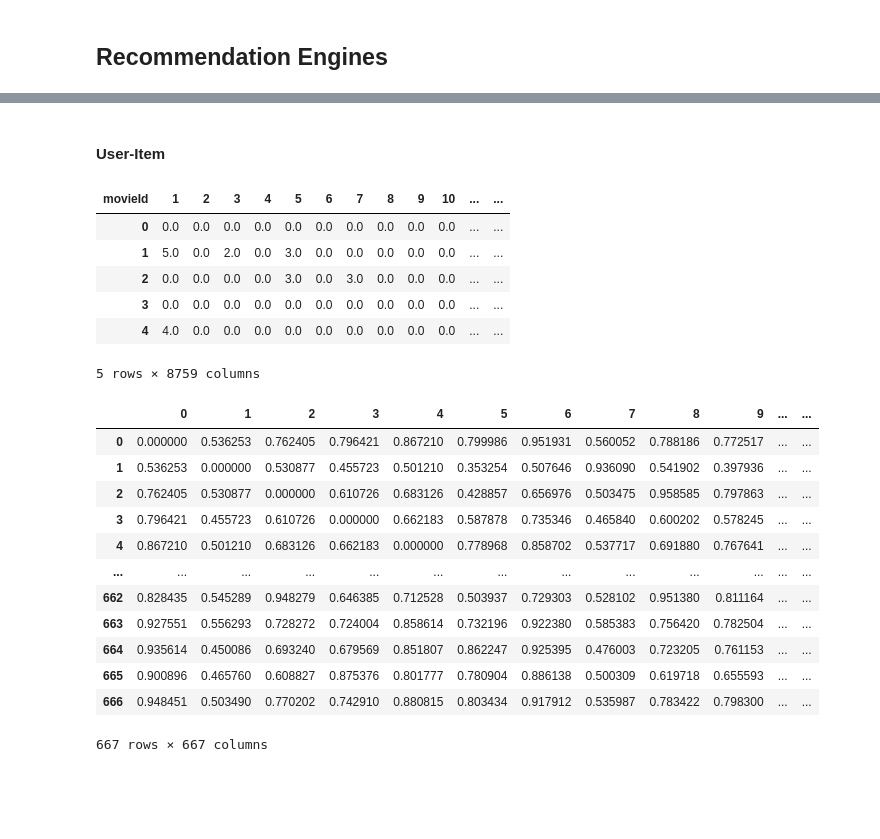
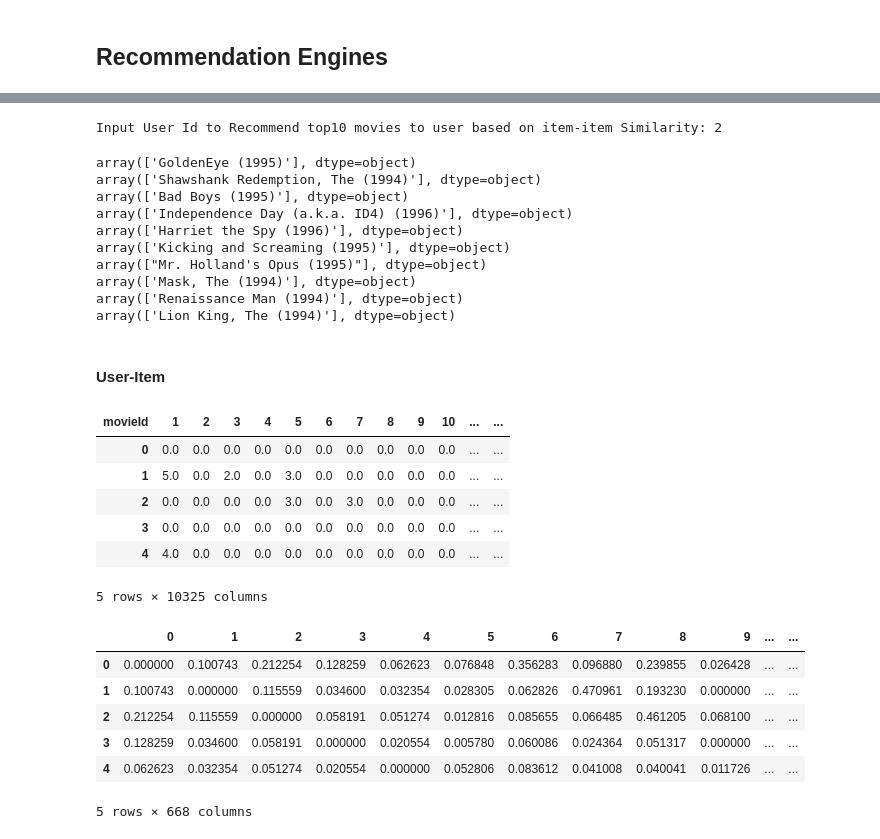
Before and after one commit to Benedkt93/movie_recommendation, a Jupyter notebook: final_project.ipynb, the cells around one changed output, grey strips where cells are left out. Drawn from its saved outputs; the diff is of its cells as text; code cells hidden in the pictures; blank space fills up the shorter version.

Commit message:
Memory Based

```diff
--- a/final_project.ipynb
+++ b/final_project.ipynb
@@ -541,7 +571,53 @@ item_item_matrix
+# %%
+user_id=input("Input User Id to Recommend top10 movies to user based on item-item Similarity: ")
+#get movies title in between 3.5 to 5 ratings matching with user_id user rated
+user_movie= all_movies[(all_movies.userId==user_id) & all_movies.rating.isin([5,3.5])][['title']]
+#take titles list and fetch similar items on title basis for this user
+fetch_similar_items(user_movie)
+#sort values by similarity
+sorted_movies_as_per_userChoice=movies_df.sort_values( ["similarity"], ascending = False )
+sorted_movies_as_per_userChoice=sorted_movies_as_per_userChoice[sorted_movies_as_per_userChoice['similarity'] >=0.45]['movieId']
+recommended_movies=list()
+df_recommended_item=pd.DataFrame()
+
+#get movies ids of this user in ratings data
+user2Movies= ratings_df[ratings_df['userId']== user_id]['movieId']
+for movieId in sorted_movies_as_per_userChoice:
+  if movieId not in user2Movies:
+    #new dataframe for rating of these movieIds
+    df_new= ratings_df[(ratings_df.movieId==movieId)]
+    #concate two dataframes for movies ids not in user2Movies variable
+    df_recommended_item=pd.concat([df_recommended_item,df_new])
+    b=df_recommended_item.sort_values(["rating"], ascending = False )[1:5000]
+    #best 10 movies
+    best10=df_recommended_item.sort_values(["rating"], ascending = False )[1:10]
+best10['movieId']
+movie_titles= list()
+#get title movies
+for id in b['movieId']:
+  final_output = movies_df[movies_df['movieId']==id]['title'].values
+  recommended_movies.append(final_output)
+#remove duplicates in recomendations
+items_rec = Remove_dups(recommended_movies)
+print( "\n".join( repr(e) for e in items_rec[:10] ))
+# %% [output]
+Input User Id to Recommend top10 movies to user based on item-item Similarity: 2
+array(['GoldenEye (1995)'], dtype=object)
+array(['Shawshank Redemption, The (1994)'], dtype=object)
+array(['Bad Boys (1995)'], dtype=object)
+array(['Independence Day (a.k.a. ID4) (1996)'], dtype=object)
+array(['Harriet the Spy (1996)'], dtype=object)
+array(['Kicking and Screaming (1995)'], dtype=object)
+array(["Mr. Holland's Opus (1995)"], dtype=object)
+array(['Mask, The (1994)'], dtype=object)
+array(['Renaissance Man (1994)'], dtype=object)
+array(['Lion King, The (1994)'], dtype=object)
 # %% [markdown]
 #### User-Item
 # %%
-user_item_matrix = ratings_clean.pivot_table(index=['userId'],columns=['movieId'],values='rating').reset_index(drop=True)
+#create pivot table of ratings with user_id index and movie_id in column
+user_item_matrix = all_movies.pivot_table(index=['userId'],columns=['movieId'],values='rating').reset_index(drop=True)
+#replace null values with 0
 user_item_matrix.fillna( 0, inplace = True )
 user_item_matrix.head()
 # %% [output]
@@ -551,23 +627,20 @@ user_item_matrix.head()
 | 2 | 0.0 | 0.0 | 0.0 | 0.0 | 3.0 | 0.0 | 3.0 | 0.0 | 0.0 | 0.0 | ... | ... |
 | 3 | 0.0 | 0.0 | 0.0 | 0.0 | 0.0 | 0.0 | 0.0 | 0.0 | 0.0 | 0.0 | ... | ... |
 | 4 | 4.0 | 0.0 | 0.0 | 0.0 | 0.0 | 0.0 | 0.0 | 0.0 | 0.0 | 0.0 | ... | ... |
-5 rows × 8759 columns
+5 rows × 10325 columns
 # %%
+#cosine movie similarity
 movie_similarity = 1 - pairwise_distances(user_item_matrix, metric="cosine" )
-np.fill_diagonal( movie_similarity, 0 ) #Filling diagonals with 0s for future use when sorting is done
+#diagonal fill with 0 due to same
+np.fill_diagonal( movie_similarity, 0 )
+#convert to dataframe
 user_item_matrix = pd.DataFrame( movie_similarity )
-user_item_matrix
+user_item_matrix.head()
 # %% [output]
 |  | 0 | 1 | 2 | 3 | 4 | 5 | 6 | 7 | 8 | 9 | ... | ... |
-| 0 | 0.000000 | 0.536253 | 0.762405 | 0.796421 | 0.867210 | 0.799986 | 0.951931 | 0.560052 | 0.788186 | 0.772517 | ... | ... |
-| 1 | 0.536253 | 0.000000 | 0.530877 | 0.455723 | 0.501210 | 0.353254 | 0.507646 | 0.936090 | 0.541902 | 0.397936 | ... | ... |
-| 2 | 0.762405 | 0.530877 | 0.000000 | 0.610726 | 0.683126 | 0.428857 | 0.656976 | 0.503475 | 0.958585 | 0.797863 | ... | ... |
-| 3 | 0.796421 | 0.455723 | 0.610726 | 0.000000 | 0.662183 | 0.587878 | 0.735346 | 0.465840 | 0.600202 | 0.578245 | ... | ... |
-| 4 | 0.867210 | 0.501210 | 0.683126 | 0.662183 | 0.000000 | 0.778968 | 0.858702 | 0.537717 | 0.691880 | 0.767641 | ... | ... |
-| ... | ... | ... | ... | ... | ... | ... | ... | ... | ... | ... | ... | ... |
-| 662 | 0.828435 | 0.545289 | 0.948279 | 0.646385 | 0.712528 | 0.503937 | 0.729303 | 0.528102 | 0.951380 | 0.811164 | ... | ... |
-| 663 | 0.927551 | 0.556293 | 0.728272 | 0.724004 | 0.858614 | 0.732196 | 0.922380 | 0.585383 | 0.756420 | 0.782504 | ... | ... |
-| 664 | 0.935614 | 0.450086 | 0.693240 | 0.679569 | 0.851807 | 0.862247 | 0.925395 | 0.476003 | 0.723205 | 0.761153 | ... | ... |
-| 665 | 0.900896 | 0.465760 | 0.608827 | 0.875376 | 0.801777 | 0.780904 | 0.886138 | 0.500309 | 0.619718 | 0.655593 | ... | ... |
-| 666 | 0.948451 | 0.503490 | 0.770202 | 0.742910 | 0.880815 | 0.803434 | 0.917912 | 0.535987 | 0.783422 | 0.798300 | ... | ... |
+| 0 | 0.000000 | 0.100743 | 0.212254 | 0.128259 | 0.062623 | 0.076848 | 0.356283 | 0.096880 | 0.239855 | 0.026428 | ... | ... |
+| 1 | 0.100743 | 0.000000 | 0.115559 | 0.034600 | 0.032354 | 0.028305 | 0.062826 | 0.470961 | 0.193230 | 0.000000 | ... | ... |
+| 2 | 0.212254 | 0.115559 | 0.000000 | 0.058191 | 0.051274 | 0.012816 | 0.085655 | 0.066485 | 0.461205 | 0.068100 | ... | ... |
+| 3 | 0.128259 | 0.034600 | 0.058191 | 0.000000 | 0.020554 | 0.005780 | 0.060086 | 0.024364 | 0.051317 | 0.000000 | ... | ... |
+| 4 | 0.062623 | 0.032354 | 0.051274 | 0.020554 | 0.000000 | 0.052806 | 0.083612 | 0.041008 | 0.040041 | 0.011726 | ... | ... |
-667 rows × 667 columns
+5 rows × 668 columns
```
Also changed, not shown: parts of 14 cells of this notebook.
